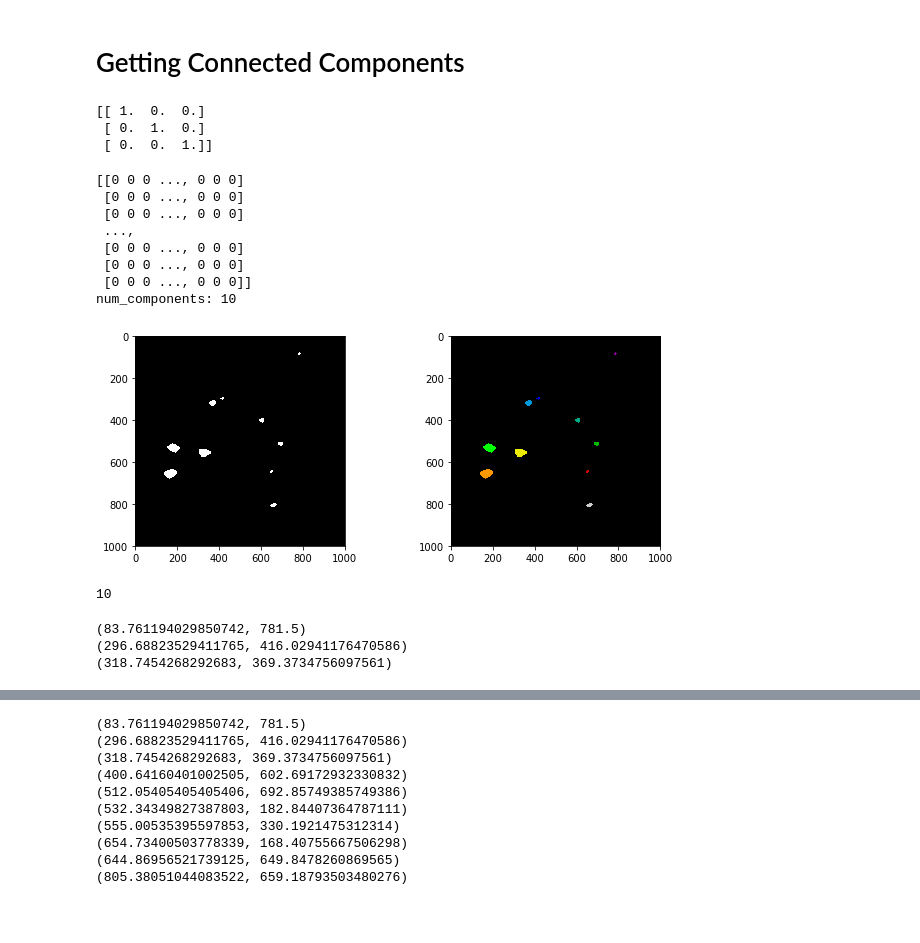
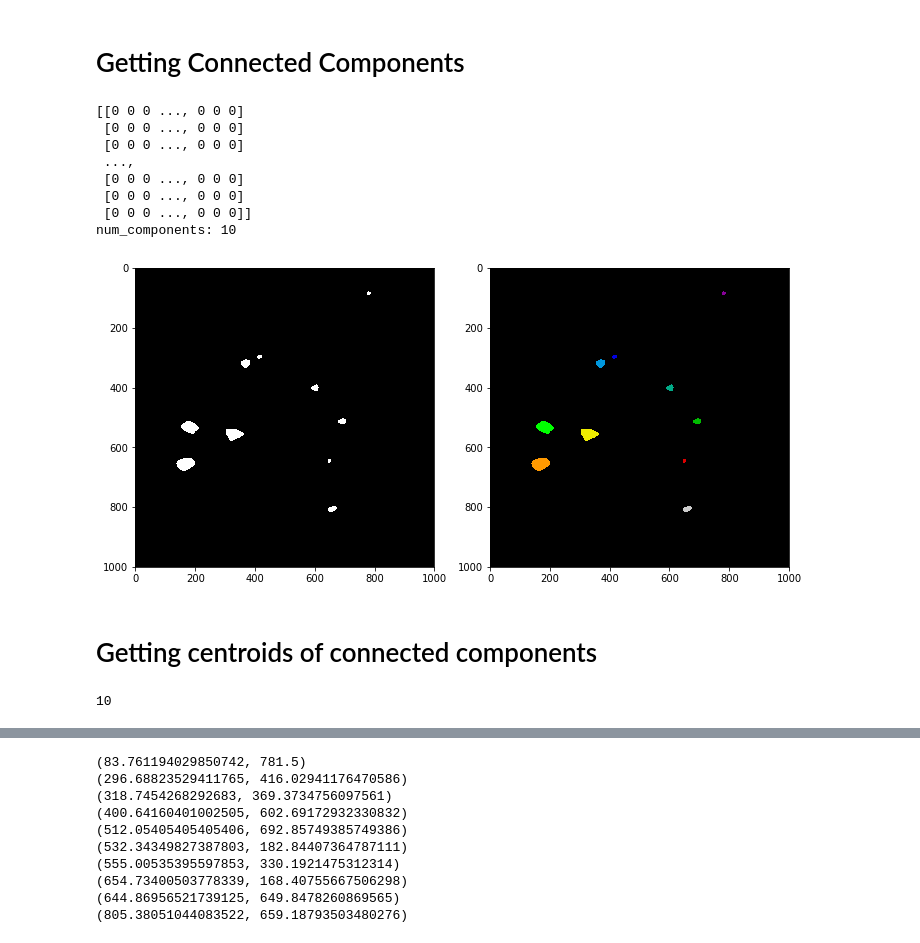
Before and after one commit to neurodata-cobalt/cobalt, a Jupyter notebook: docs/jliu118/blob_detection/2D_Analysis.ipynb, the cells around one changed output, grey strips where cells are left out. Drawn from its saved outputs; the diff is of its cells as text; code cells hidden in the pictures; blank space fills up the shorter version.

```diff
--- a/docs/jliu118/blob_detection/2D_Analysis.ipynb
+++ b/docs/jliu118/blob_detection/2D_Analysis.ipynb
@@ -134,13 +141,6 @@ plt.imshow(opening, cmap=plt.cm.gray)
 [figure]
 # %% [markdown]
 # Getting Connected Components
-# %%
-asdf = np.eye(3)
-print(asdf)
-# %% [output]
-[[ 1.  0.  0.]
- [ 0.  1.  0.]
- [ 0.  0.  1.]]
 # %%
 components, num_components = label(opening, return_num=True, connectivity=2)
 print(components)
@@ -155,30 +155,24 @@ print('num_components: ' + str(num_components))
  [0 0 0 ..., 0 0 0]]
 num_components: 10
 # %%
-plt.figure(figsize=(9, 3.5))
+plt.figure(figsize=(10, 5))
 
 plt.subplot(121)
 plt.imshow(opening, cmap='gray')
 # plt.axis('off')
 plt.subplot(122)
 plt.imshow(components, cmap='spectral')
 # plt.axis('off')
 
 plt.tight_layout()
 plt.show()
 # %% [output]
-[figure, old version]
+[figure, new version]
+# %% [markdown]
+# Getting centroids of connected components
 # %%
 # Getting centroids of connected components
 props = regionprops(components)
 print(len(props))
 # %% [output]
 10
-# %%
-print(props[0].centroid)
-print(props[1].centroid)
-print(props[2].centroid)
-# %% [output]
-(83.761194029850742, 781.5)
-(296.68823529411765, 416.02941176470586)
-(318.7454268292683, 369.3734756097561)
```
Also changed, not shown: parts of 18 cells of this notebook, 2 other files.
